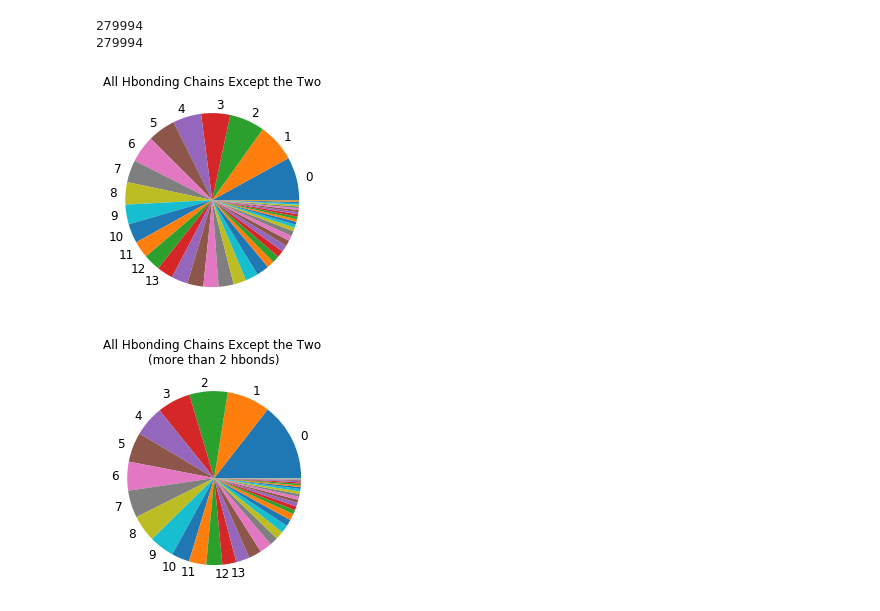
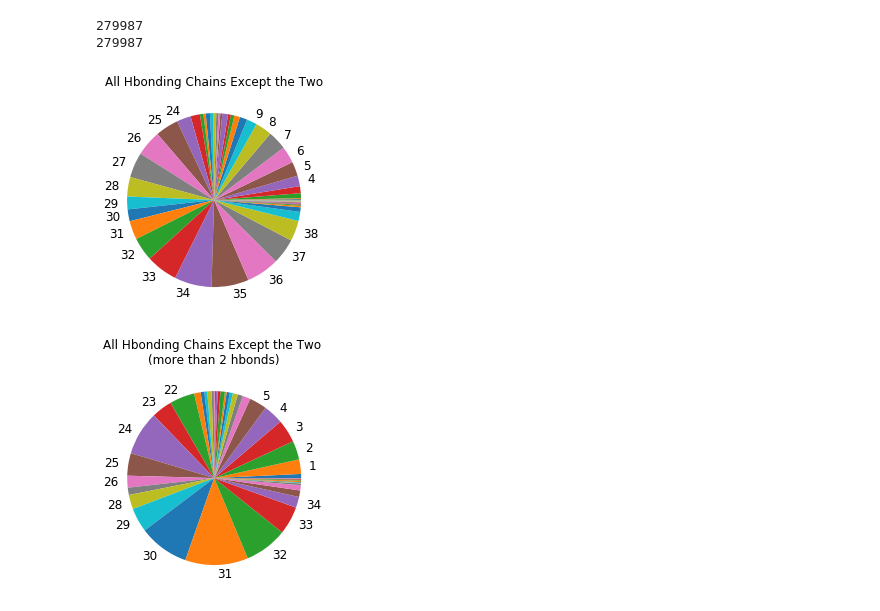
Before and after one commit to takahh/RNP, a Jupyter notebook: python/hbond_extraction/chimera/hbond_summary_plot.ipynb, the cells around one changed output. Cells and saved outputs as stored; diff of their text form; code cells hidden in the pictures.

```diff
--- a/python/hbond_extraction/chimera/hbond_summary_plot.ipynb
+++ b/python/hbond_extraction/chimera/hbond_summary_plot.ipynb
@@ -1,39 +1,43 @@
 # %%
 import pandas as pd
 from matplotlib import pyplot as plt
 path = '/Users/tkimura/Desktop/RNP/check_contact/hbond_summary.txt'
+# path = '/Users/tkimura/Desktop/RNP/check_contact/hbond_summary (original).txt'
 figpath = '/Users/tkimura/Desktop/RNP/check_contact/'
 title = 'All Hbonding Chains Except the Two'
 title3 = 'All Hbonding Chains Except the Two \n(more than 2 hbonds)'
 
 # plot a pi chart to show how many other chains are related to hbonds
 
 df = pd.read_csv(path, sep='\t')
-label_num = len(df['allchains'].value_counts().sort_index())
-label_num3 = len(df['allchains3'].value_counts().sort_index())
+label_num = len(df['allchains'].value_counts())
+label_num3 = len(df['allchains3'].value_counts())
 
 labellist, labellist3 = [], []
 for pair in ([labellist, label_num, 'allchains'], [labellist3, label_num3, 'allchains3']):
+    series = df[pair[2]].value_counts().sort_index()
     for i in range(0, pair[1]):
-        if i <=13:
-            pair[0].append(df[pair[2]].value_counts().sort_index().index[i])
+        if series.values[i] > 5000:
+            pair[0].append(series.index[i])
         else:
             pair[0].append('')
+
 fig = plt.figure()
-plt.pie(df['allchains'].value_counts(),labels=labellist, textprops={'fontsize': 12})
+plt.pie(df['allchains'].value_counts().sort_index(),labels=labellist, textprops={'fontsize': 12})
 plt.title(f'{title}')
 fig.savefig(f'{figpath}all_touchingchains.jpg', dpi=500, bbox_inches="tight")
 print(df['allchains'].count())
 plt.show()
 
-fig = plt.figure()
-plt.pie(df['allchains3'].value_counts(),labels=labellist3, textprops={'fontsize': 12})
+plt.pie(df['allchains3'].value_counts().sort_index(),labels=labellist3, textprops={'fontsize': 12})
 plt.title(f'{title3}')
 print(df['allchains'].count())
 fig.savefig(f'{figpath}morethan2_touchingchains.jpg', dpi=500, bbox_inches="tight")
 plt.show()
+plt.close(fig)
+plt.close()
 # %% [output]
-279994
-279994
+279987
+279987
-[figure, old version]
+[figure, new version]
-[figure, old version]
+[figure, new version]
```
Also changed, not shown: 10 other files.
